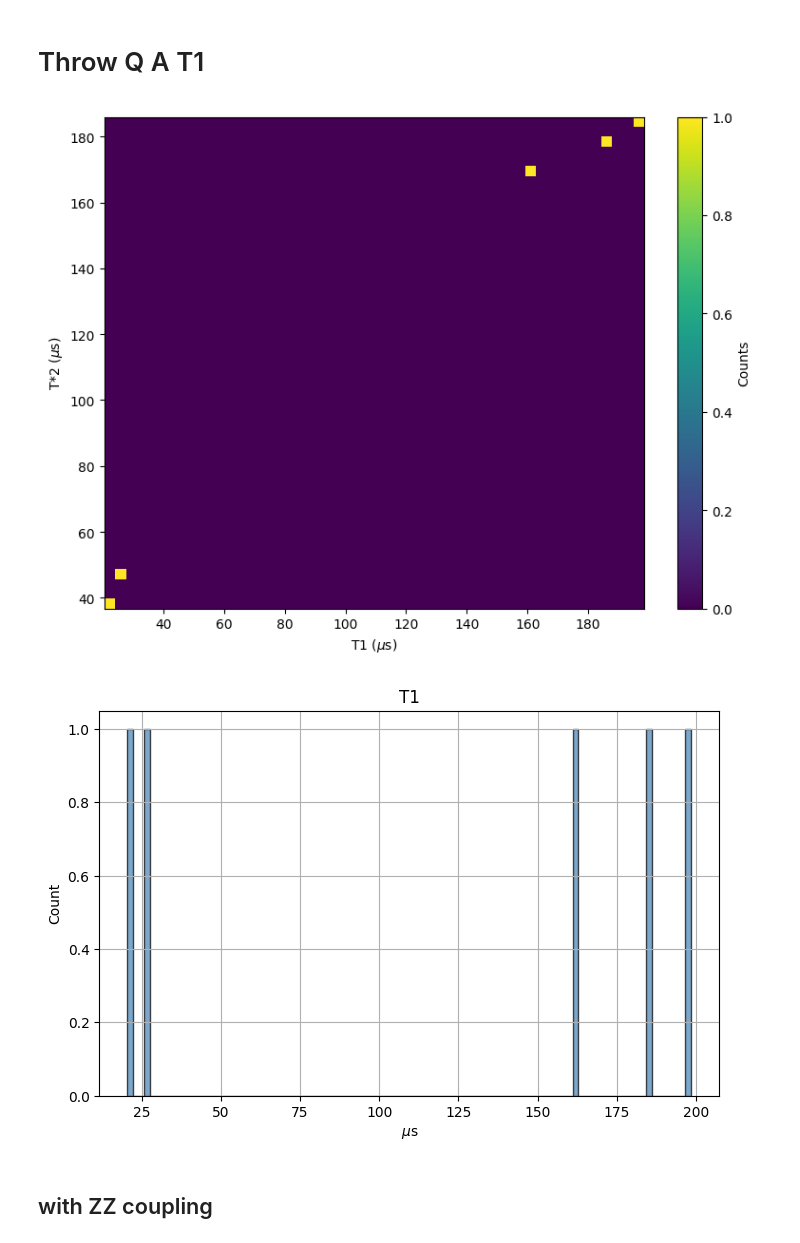
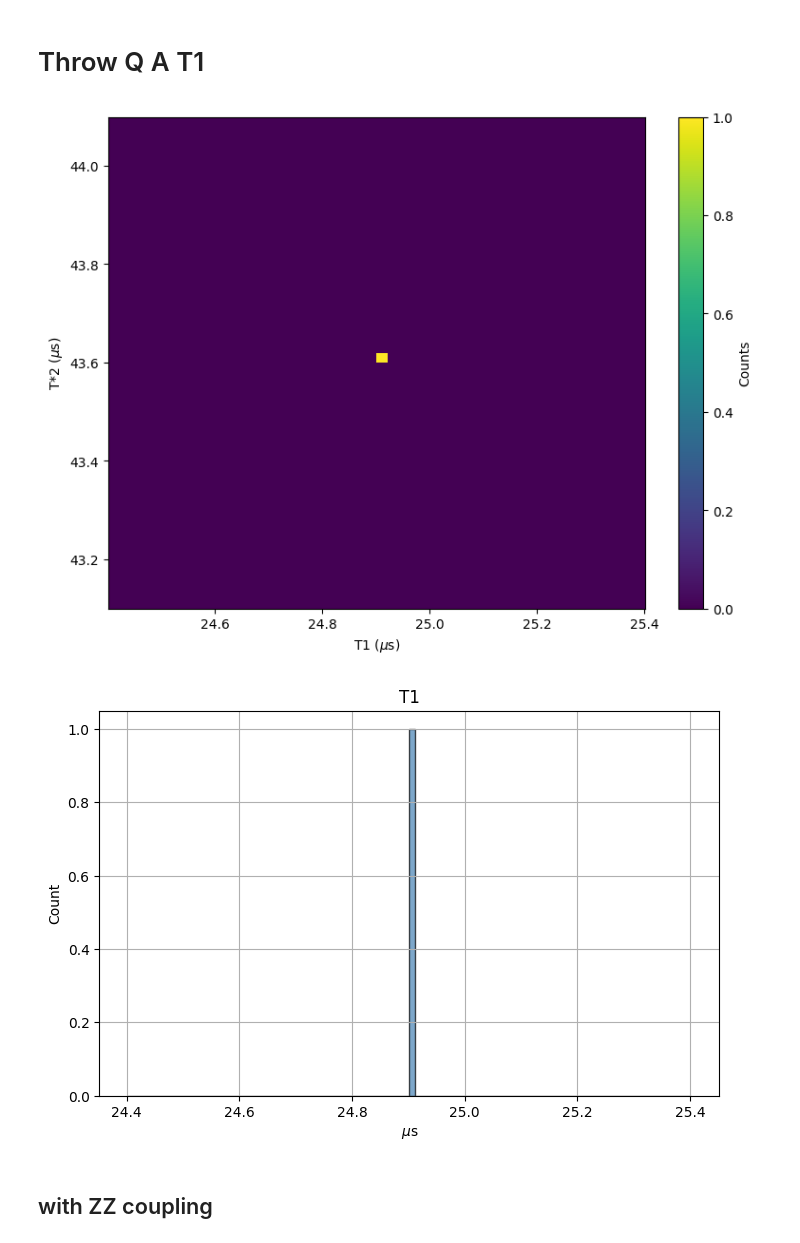
Before and after one commit to jyamaoka/qubit_zz_coupling, a Jupyter notebook: examples/t1a_ZZandTLS_V2_NF_071825.ipynb, the cells around one changed output. Cells and saved outputs as stored; diff of their text form; code cells hidden in the pictures.

```diff
--- a/examples/t1a_ZZandTLS_V2_NF_071825.ipynb
+++ b/examples/t1a_ZZandTLS_V2_NF_071825.ipynb
@@ -295,32 +295,32 @@ T1_A_SAMPLE_HI, T2_A_SAMPLE_HI = correlated_2d_normal(mean2, cov2, size=200)
 # %%
 #T1_A_SAMPLE_LO, T2_A_SAMPLE_LO = correlated_2d_normal(mean1, cov1, size=1000)
 #T1_A_SAMPLE_HI, T2_A_SAMPLE_HI = correlated_2d_normal(mean2, cov2, size=1000)
 
 #T1_A_SAMPLE_LO, T1_A_SAMPLE_HI = sample_bimodal_gaussian_split(50e-6,10e-6,170e-6,10e-6,500) #b1
 #T1_A_SAMPLE_LO, T1_A_SAMPLE_HI = sample_bimodal_gaussian_split(50e-6,10e-6,220e-6,10e-6,10) #b1a
-T1_A_SAMPLE_LO, T1_A_SAMPLE_HI = sample_bimodal_gaussian_split(30e-6,5e-6,170e-6,10e-6, 5) #b1b
+T1_A_SAMPLE_LO, T1_A_SAMPLE_HI = sample_bimodal_gaussian_split(30e-6,5e-6,170e-6,10e-6, 1) #b1b
 
 #T1_A_SAMPLE_LO, T1_A_SAMPLE_HI = sample_bimodal_gaussian_split(120e-6,10e-6,170e-6,10e-6,200) #b2
 #T1_A_SAMPLE_LO, T1_A_SAMPLE_HI = sample_bimodal_gaussian_split(120e-6,5e-6,170e-6,10e-6,10) #b2b
 #T1_A_SAMPLE_LO, T1_A_SAMPLE_HI = sample_bimodal_gaussian_split(120e-6,5e-6,170e-6,10e-6,50) #b2b
 
 T2_A_SAMPLE_LO = make_t2(T1_A_SAMPLE_LO, 350e-6) # 350 or 220
 T2_A_SAMPLE_HI = make_t2(T1_A_SAMPLE_HI, 350e-6)
 
 
 
 # Create 2D histogram (heatmap)
 plt.figure(figsize=(8, 6))
 plt.hist2d(np.concatenate([T1_A_SAMPLE_LO,T1_A_SAMPLE_HI])*1e6, np.concatenate([T2_A_SAMPLE_LO,T2_A_SAMPLE_HI])*1e6, bins=50, cmap='viridis')
 #plt.hist2d(T2_A_SAMPLE_HI*1e6, T1_A_SAMPLE_HI*1e6, bins=50, cmap='viridis')
 #plt.contour(sample0, sample1, bins=50, cmap='viridis')
 plt.xlabel("T1 ($\\mu$s)")
 plt.ylabel("T*2 ($\\mu$s)")
 plt.colorbar(label='Counts')
 plt.tight_layout()
 plt.show()
 # %% [output]
-[figure, old version]
+[figure, new version]
 # %%
 import matplotlib.pyplot as plt
 
@@ -337,7 +337,7 @@ plt.title("T1")
 plt.grid(True)
 plt.show()
 # %% [output]
-[figure, old version]
+[figure, new version]
 # %% [markdown]
 ## with ZZ coupling
 # %%
```
Also changed, not shown: parts of 27 cells of this notebook, 2 other files.
